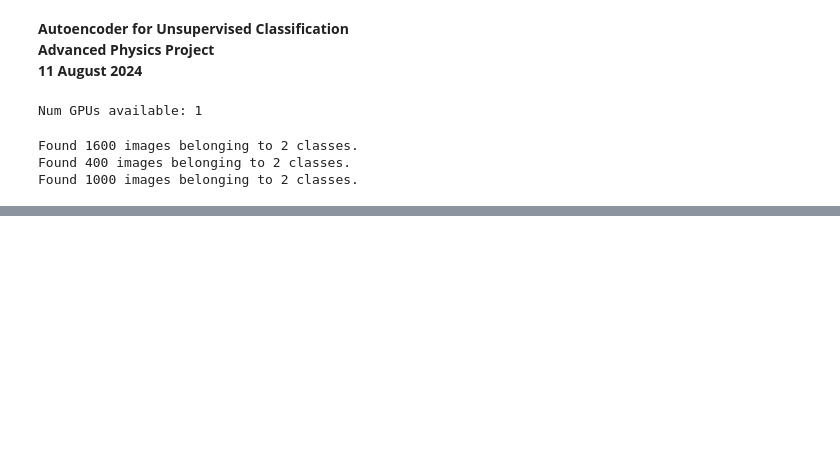
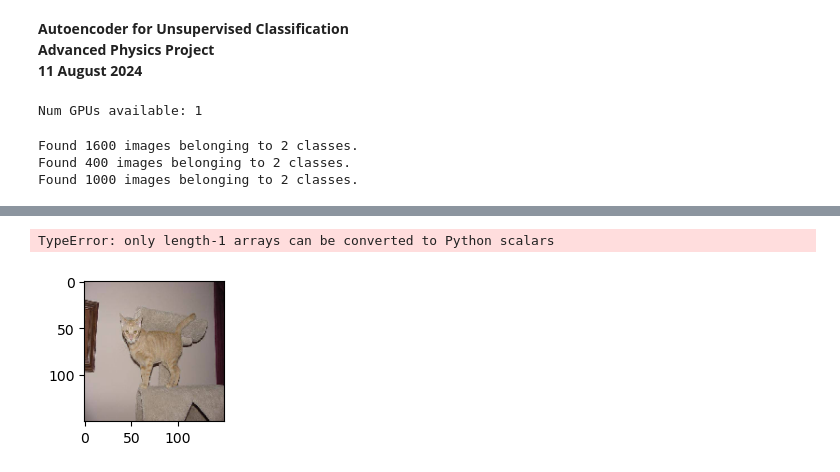
Before and after one commit to brenttsss/cats-dogs-autoencoder, a Jupyter notebook: unsupervised_learning.ipynb, the cells around one changed output, grey strips where cells are left out. Saved outputs shown, nothing was run; the diff lists cells and outputs as text; code cells hidden in the pictures; blank space fills up the shorter version.

```diff
--- a/unsupervised_learning.ipynb
+++ b/unsupervised_learning.ipynb
@@ -174,9 +194,0 @@ encoded_val = encoder.predict(validation_generator)
-# %%
-from keras.layers import Flatten, Dense
-x = Flatten()(encoder.output)
-x = Dense(1, activation='sigmoid')(x)
-
-classifier = Model(encoder.output, x)
-classifier.compile(optimizer='rmsprop', loss='binary_crossentropy', metrics=['accuracy'])
-
-classifier.summary()
@@ -199,6 +194,0 @@ _________________________________________________________________
-# %%
-# Train the classifier using encoded features
-classifier.fit(encoded_train, train_generator.classes, epochs=2,
-               validation_data=(encoded_val, validation_generator.classes))
-# Evaluate the classifier on validation data
-classifier.evaluate(encoded_val, validation_generator.classes)
@@ -211,0 +216,10 @@ Epoch 2/2
+# %%
+# Training the model and defining the flow of data settings
+classifier.fit(
+    train_generator,
+    steps_per_epoch=16,  # 1600 images = batch_size * steps
+    epochs=20,
+    validation_data=validation_generator,
+    validation_steps=4,  # 400 images = batch_size * steps
+    shuffle=True,
+    verbose=2)
@@ -211,0 +245,18 @@ Epoch 2/2
+# %%
+# Getting one batch of test images
+X_test, Y_test = next(test_generator)
+
+# Predicting the classes
+predictions = classifier.predict(X_test)
+
+# Displaying the first 5 images and their predicted classes
+n = 5
+plt.figure(figsize=(20, 4))
+for i in range(n):
+    # Display Original images
+    ax = plt.subplot(2, n, i + 1)
+    plt.imshow(X_test[i].reshape(150, 150, 3))
+    plt.title(f"Actual: {int(Y_test[i])} | Predicted: {int(predictions[i] > 0.5)}")
+    plt.axis('off')
+plt.show()
+# %% [output]
@@ -211,0 +264,2 @@ Epoch 2/2
+TypeError: only length-1 arrays can be converted to Python scalars
+[figure, added]
```
Also changed, not shown: parts of 13 cells of this notebook.
